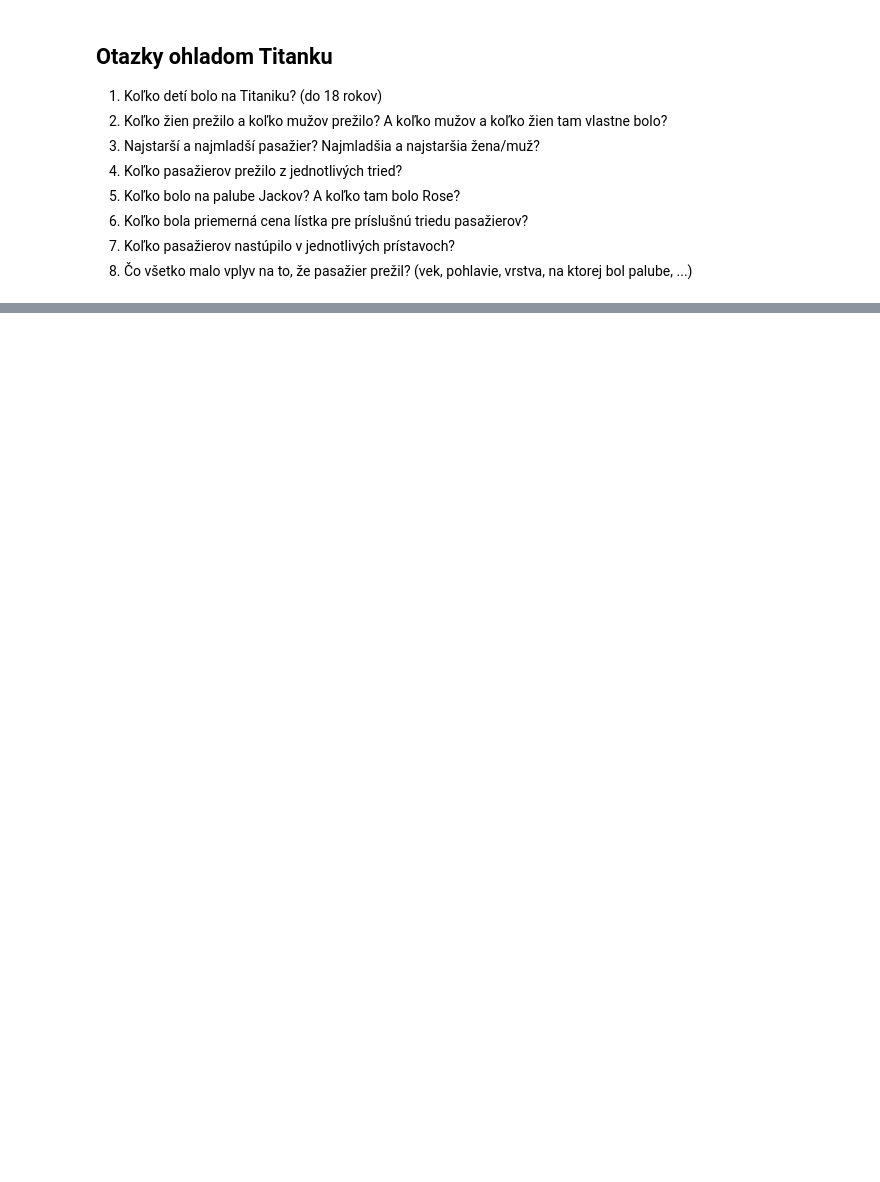
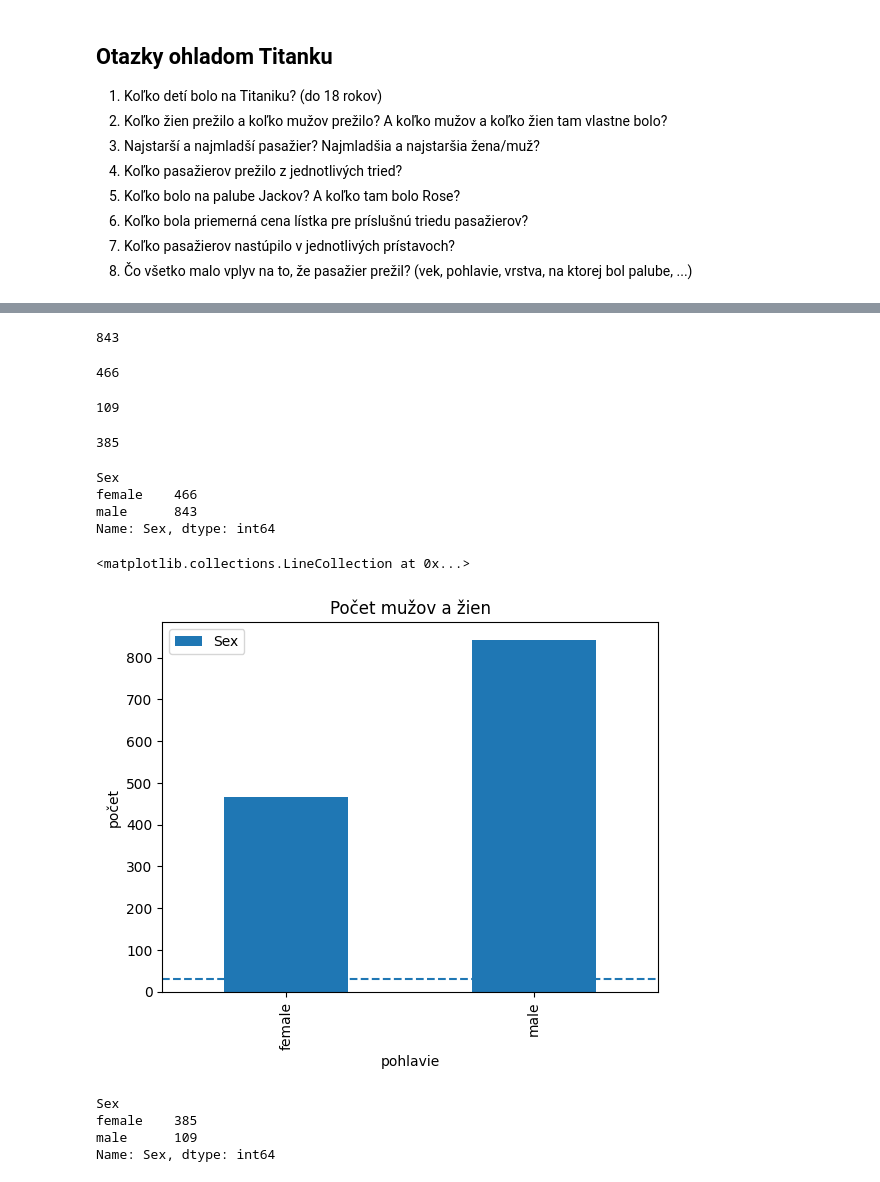
Before and after one commit to bletvaska/pandas-101, a Jupyter notebook: titanic.disaster.ipynb, the cells around one changed output, grey strips where cells are left out. Drawn from its saved outputs; the diff is of its cells as text; code cells hidden in the pictures; blank space fills up the shorter version.

```diff
--- a/titanic.disaster.ipynb
+++ b/titanic.disaster.ipynb
@@ -81,4 +81,4 @@ passengers
 passengers['lastname'] = passengers['Name'].str.split(',', expand=True)[0]
 passengers['firstname'] = passengers['Name'].str.split(',', expand=True)[1]
 # %%
-passengers
+df = passengers
@@ -133,0 +105,50 @@ memory usage: 175.5+ KB
+# %%
+# kolko muzov
+filter_is_male = df['Sex'] == 'male'
+len(df.loc[ filter_is_male, : ])
+# %% [output]
+843
+# %%
+# kolko bolo zien
+df.loc[ ~filter_is_male, 'Sex' ].count()
+# %% [output]
+466
+# %%
+# kolko prezilo muzov
+filter_has_survived = df['Survived'] == 1
+df.loc[ filter_is_male & filter_has_survived, 'Sex' ].count()
+# %% [output]
+109
+# %%
+# kolko prezilo zien
+df.loc[ ~filter_is_male & filter_has_survived, 'Sex' ].count()
+# %% [output]
+385
+# %%
+# group by - kolko muzov a kolko zien
+df.groupby('Sex')['Sex'].count()
+# %% [output]
+Sex
+female    466
+male      843
+Name: Sex, dtype: int64
+# %%
+df.groupby('Sex')['Sex'].count().plot(
+    kind='bar',
+    title='Počet mužov a žien',
+    xlabel='pohlavie',
+    ylabel='počet',
+    legend=True
+)
+# %% [output]
+<matplotlib.collections.LineCollection at 0x...>
+[figure, added]
+# %%
+#
+df.groupby(['Sex', 'Survived'])['Sex'].count()
+df[ filter_has_survived ].groupby('Sex')['Sex'].count()
+# %% [output]
+Sex
+female    385
+male      109
+Name: Sex, dtype: int64
```
Also changed, not shown: parts of 34 cells of this notebook, 1 other file.
